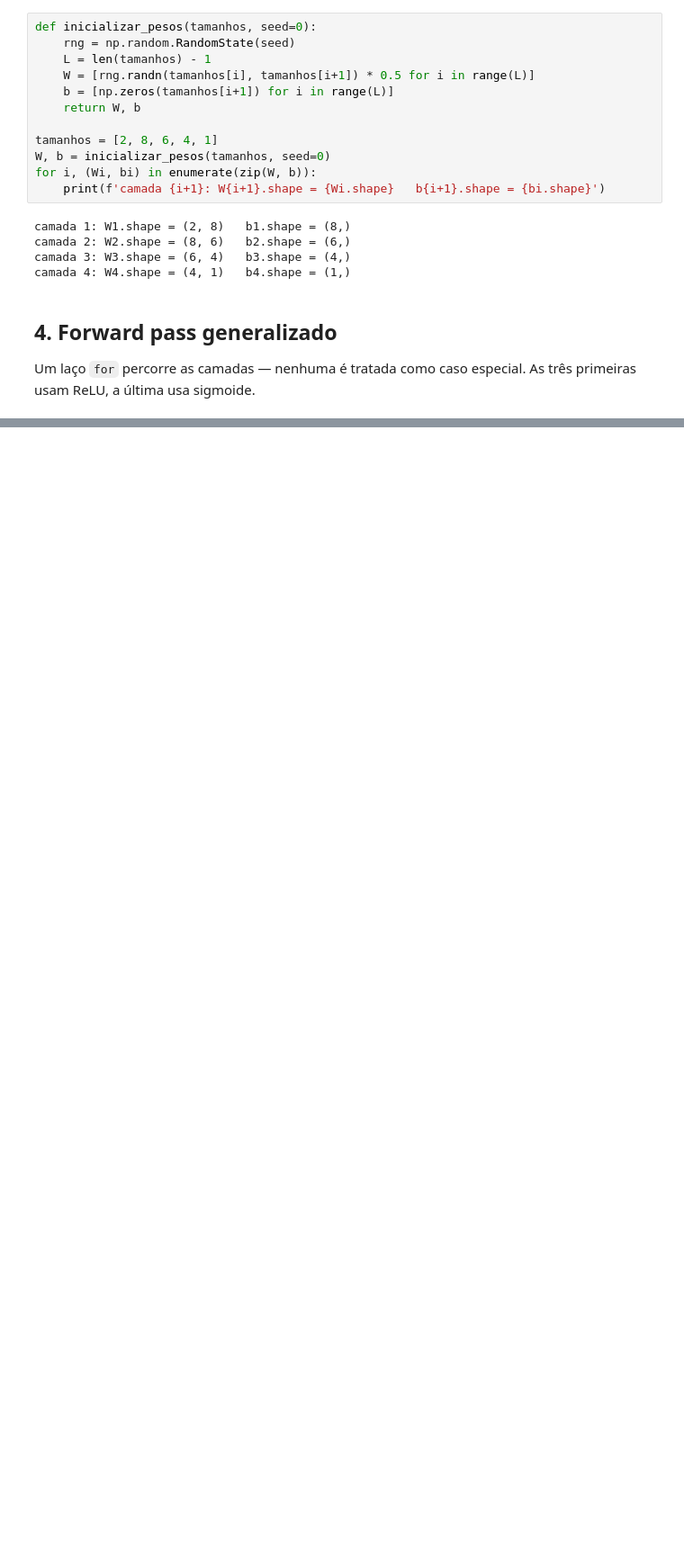
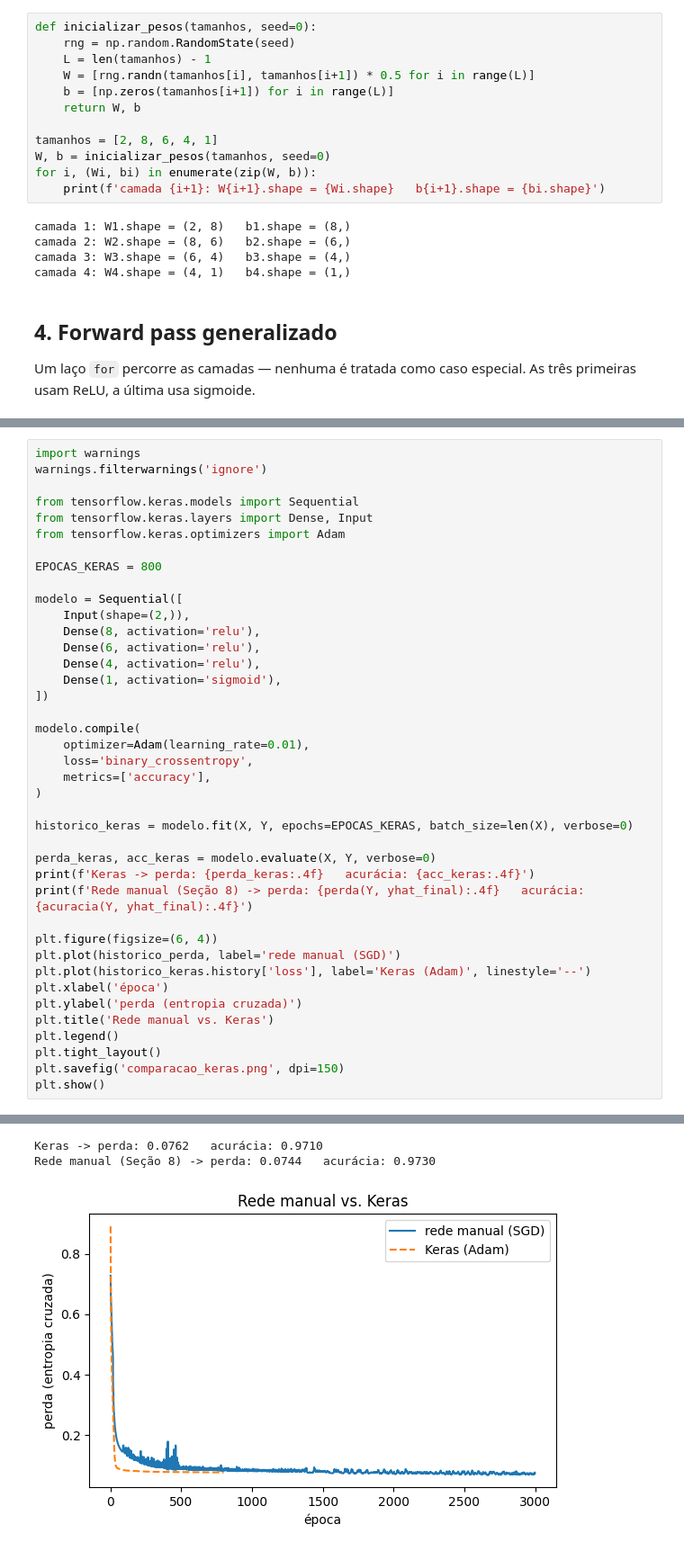
Before and after one commit to brpaulobrandao/projeto_rede_neural, a Jupyter notebook: rede_neural.ipynb, the cells around one changed output, grey strips where cells are left out. Shown at 90% size. Cells and saved outputs as stored; diff of their text form; blank space fills up the shorter version.

```diff
--- a/rede_neural.ipynb
+++ b/rede_neural.ipynb
@@ -408,0 +523,41 @@ Próximos passos
+# %%
+import warnings
+warnings.filterwarnings('ignore')
+
+from tensorflow.keras.models import Sequential
+from tensorflow.keras.layers import Dense, Input
+from tensorflow.keras.optimizers import Adam
+
+EPOCAS_KERAS = 800
+
+modelo = Sequential([
+    Input(shape=(2,)),
+    Dense(8, activation='relu'),
+    Dense(6, activation='relu'),
+    Dense(4, activation='relu'),
+    Dense(1, activation='sigmoid'),
+])
+
+modelo.compile(
+    optimizer=Adam(learning_rate=0.01),
+    loss='binary_crossentropy',
+    metrics=['accuracy'],
+)
+
+historico_keras = modelo.fit(X, Y, epochs=EPOCAS_KERAS, batch_size=len(X), verbose=0)
+
+perda_keras, acc_keras = modelo.evaluate(X, Y, verbose=0)
+print(f'Keras -> perda: {perda_keras:.4f}   acurácia: {acc_keras:.4f}')
+print(f'Rede manual (Seção 8) -> perda: {perda(Y, yhat_final):.4f}   acurácia: {acuracia(Y, yhat_final):.4f}')
+
+plt.figure(figsize=(6, 4))
+plt.plot(historico_perda, label='rede manual (SGD)')
+plt.plot(historico_keras.history['loss'], label='Keras (Adam)', linestyle='--')
+plt.xlabel('época')
+plt.ylabel('perda (entropia cruzada)')
+plt.title('Rede manual vs. Keras')
+plt.legend()
+plt.tight_layout()
+plt.savefig('comparacao_keras.png', dpi=150)
+plt.show()
+# %% [output]
@@ -408,0 +573,3 @@ Próximos passos
+Keras -> perda: 0.0762   acurácia: 0.9710
+Rede manual (Seção 8) -> perda: 0.0744   acurácia: 0.9730
+[figure, added]
```
Also changed, not shown: parts of 23 cells of this notebook.
